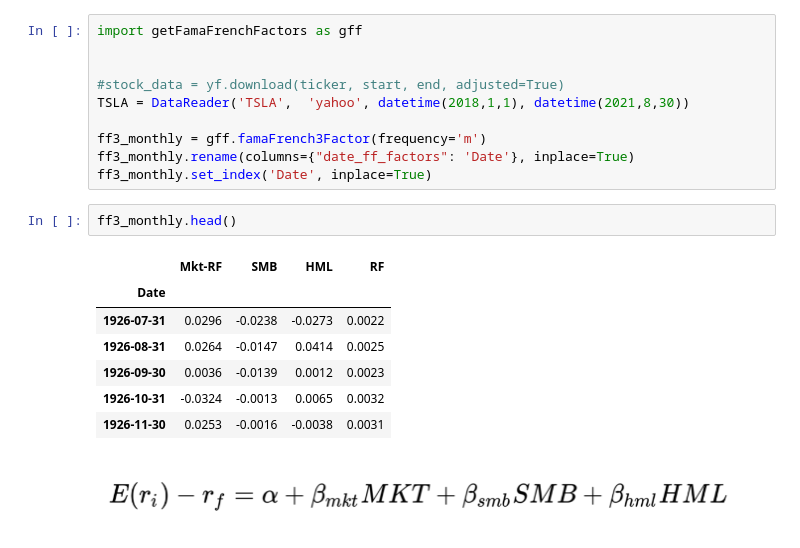
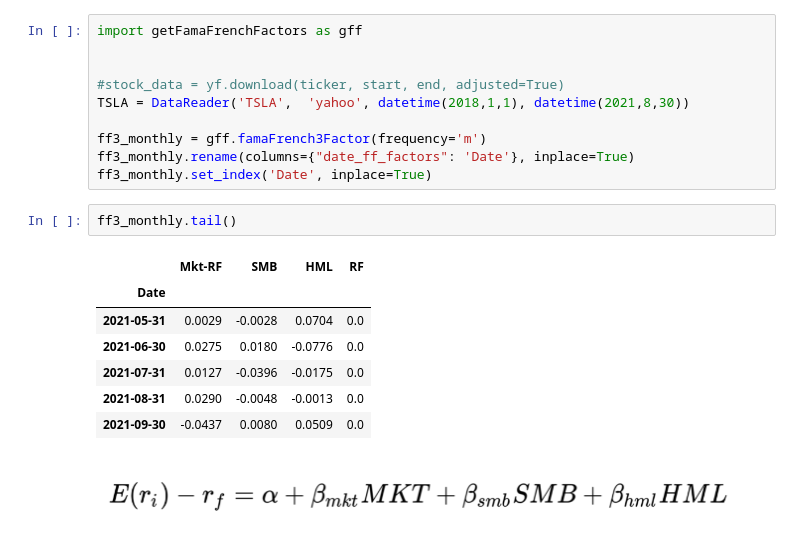
Before and after one commit to AishwaryaSawant/machine_learning_in_finance_Tesla, a Jupyter notebook: INFO7374_Final.ipynb, the cells around one changed output. Cells and saved outputs as stored; diff of their text form.

```diff
--- a/INFO7374_Final.ipynb
+++ b/INFO7374_Final.ipynb
@@ -145,15 +145,15 @@ ff3_monthly = gff.famaFrench3Factor(frequency='m')
 ff3_monthly.rename(columns={"date_ff_factors": 'Date'}, inplace=True)
 ff3_monthly.set_index('Date', inplace=True)
 # %%
-ff3_monthly.head()
+ff3_monthly.tail()
 # %% [output]
 |  | Mkt-RF | SMB | HML | RF |
 | Date |  |  |  |  |
-| 1926-07-31 | 0.0296 | -0.0238 | -0.0273 | 0.0022 |
-| 1926-08-31 | 0.0264 | -0.0147 | 0.0414 | 0.0025 |
-| 1926-09-30 | 0.0036 | -0.0139 | 0.0012 | 0.0023 |
-| 1926-10-31 | -0.0324 | -0.0013 | 0.0065 | 0.0032 |
-| 1926-11-30 | 0.0253 | -0.0016 | -0.0038 | 0.0031 |
+| 2021-05-31 | 0.0029 | -0.0028 | 0.0704 | 0.0 |
+| 2021-06-30 | 0.0275 | 0.0180 | -0.0776 | 0.0 |
+| 2021-07-31 | 0.0127 | -0.0396 | -0.0175 | 0.0 |
+| 2021-08-31 | 0.0290 | -0.0048 | -0.0013 | 0.0 |
+| 2021-09-30 | -0.0437 | 0.0080 | 0.0509 | 0.0 |
 # %% [markdown]
 ![fama.png](attachment:fama.png)
 # %%
```
Also changed, not shown: parts of 6 cells of this notebook, 2 other files.
